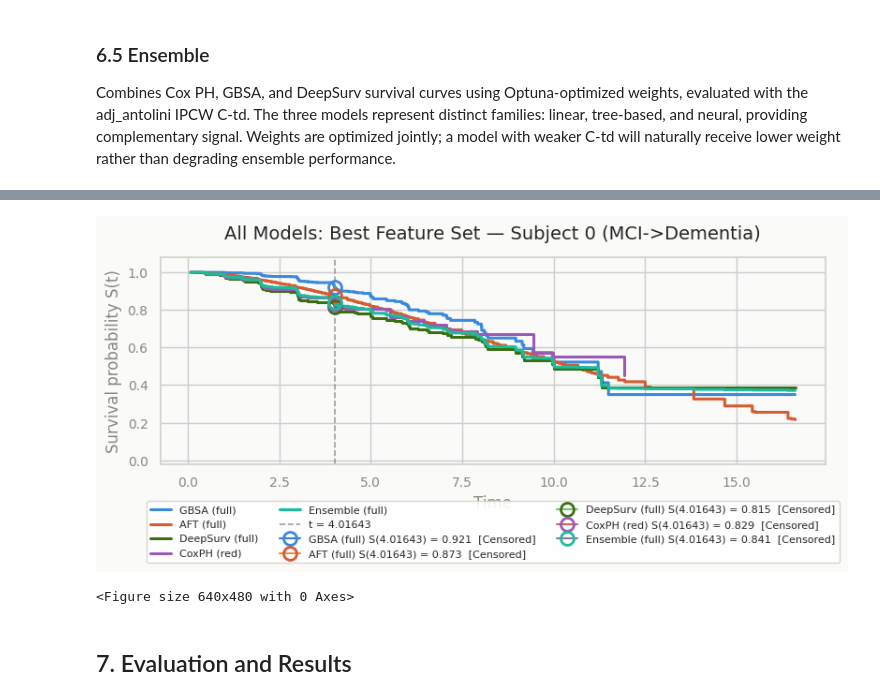
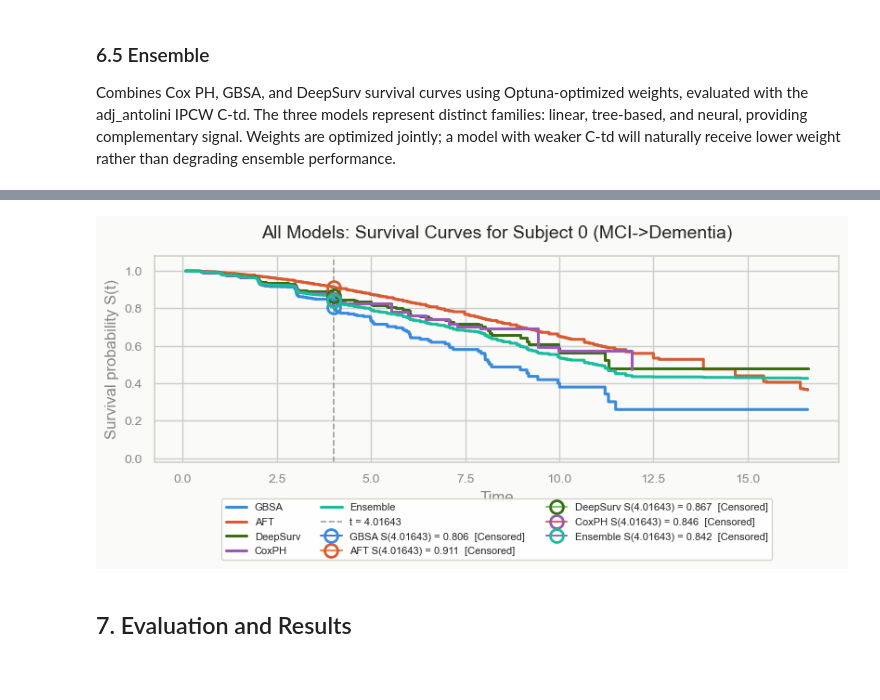
Before and after one commit to omar-dajani/alzheimer-prediction, a Jupyter notebook: Modeling on the Tabular dataset/Tabular_Survival_Analysis_Pipeline.ipynb, the cells around one changed output, grey strips where cells are left out. Drawn from its saved outputs; the diff is of its cells as text; code cells hidden in the pictures; blank space fills up the shorter version.

```diff
--- a/Modeling on the Tabular dataset/Tabular_Survival_Analysis_Pipeline.ipynb
+++ b/Modeling on the Tabular dataset/Tabular_Survival_Analysis_Pipeline.ipynb
@@ -759,9 +725,10 @@ core_features = [
     'EcogPtTotal', 'EcogSPTotal', 'ecog_sp_pt_ratio',
     'mPACCdigit', 'mPACCtrailsB',
     'n_modalities',
-    *[f'miss_{c}' for c in MISSINGNESS_FLAGS if f'miss_{c}' in df_bl.columns],
+    # *[f'miss_{c}' for c in MISSINGNESS_FLAGS if f'miss_{c}' in df_bl.columns],
     # prot_ADNI3 excluded in Cell 9; wildcard picks up remaining protocol/field dummies
-    *[c for c in df_bl.columns if c.startswith('prot_') or c.startswith('field_')],
+    # *[c for c in df_bl.columns if c.startswith('prot_') or c.startswith('field_')],
+    'field_3 Tesla MRI',
 ]
 
 # slope_cols + slope_velocity_cols only — SLOPE_META_COLS removed in Cell 7
@@ -1419,6 +1412,7 @@ Weights are optimized jointly; a model with weaker C-td will naturally receive
 lower weight rather than degrading ensemble performance.
 # %%
 aft_surv_mci.columns = range(len(aft_surv_mci.columns))
+aft_surv_mci.columns = range(len(aft_surv_mci.columns))
 # %%
 from modeling import weighted_ensemble_td
 
@@ -1490,23 +1459,25 @@ plot_individual_survival_curves(
 # %%
 i = 0
-dur = float(y_dur_mci_test.iloc[i] if hasattr(y_dur_mci_test, 'iloc') else y_dur_mci_test[i])
-ev  = int(y_ev_mci_test[i])
-
-# Use full for GBSA/AFT/DeepSurv, red for CoxPH, best ensemble
-curves = [
-    surv_gbsa_mci.iloc[:, i],
-    aft_surv_mci.iloc[:, i],
-    surv_mci.iloc[:, i],
-    surv_cox_mci.iloc[:, i],
-    ens_scores_mci_full.iloc[:, i],
-]
-labels = ['GBSA (full)', 'AFT (full)', 'DeepSurv (full)', 'CoxPH (red)', 'Ensemble (full)']
-
-plot_individual_survival_curves(curves=curves, duration=dur, event=ev, labels=labels,
-    title='All Models: Best Feature Set — Subject 0 (MCI->Dementia)')
+plot_individual_survival_curves(
+    curves=[
+        surv_gbsa_mci.iloc[:, i],
+        aft_surv_mci.iloc[:, i],
+        surv_mci.iloc[:, i],
+        surv_cox_mci.iloc[:, i],
+        ens_scores_mci.iloc[:, i],
+    ],
+    duration=float(y_dur_mci_test.iloc[i] if hasattr(y_dur_mci_test, 'iloc') else y_dur_mci_test[i]),
+    event=int(y_ev_mci_test[i]),
+    labels=[
+        'GBSA',
+        'AFT',
+        'DeepSurv',
+        'CoxPH',
+        'Ensemble',
+    ],
+    title='All Models: Survival Curves for Subject 0 (MCI->Dementia)')
 plt.savefig(FIG_DIR / 'all_models_survival_curves_subject0.png', dpi=150, bbox_inches='tight')
 # %% [output]
-[figure, old version]
+[figure, new version]
-<Figure size 640x480 with 0 Axes>
 # %% [markdown]
 ## 7. Evaluation and Results
```
Also changed, not shown: parts of 32 cells of this notebook, 29 other files.
